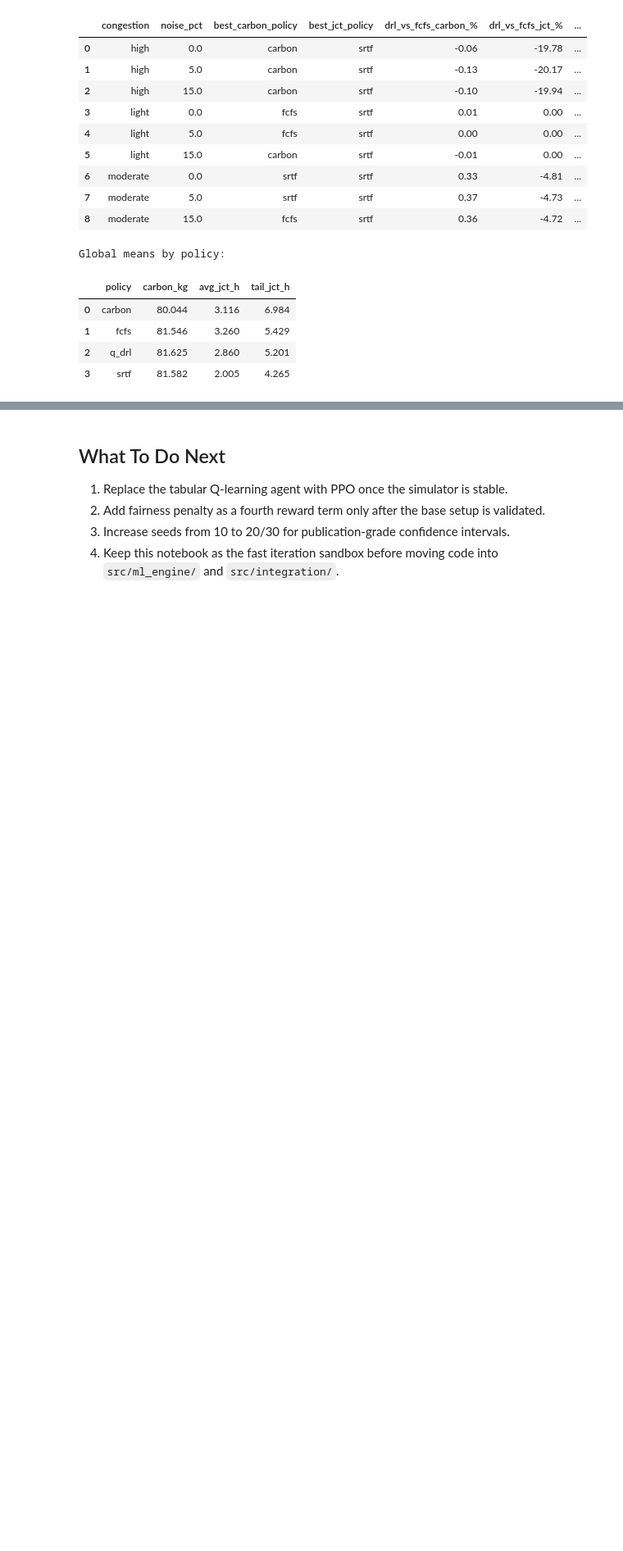
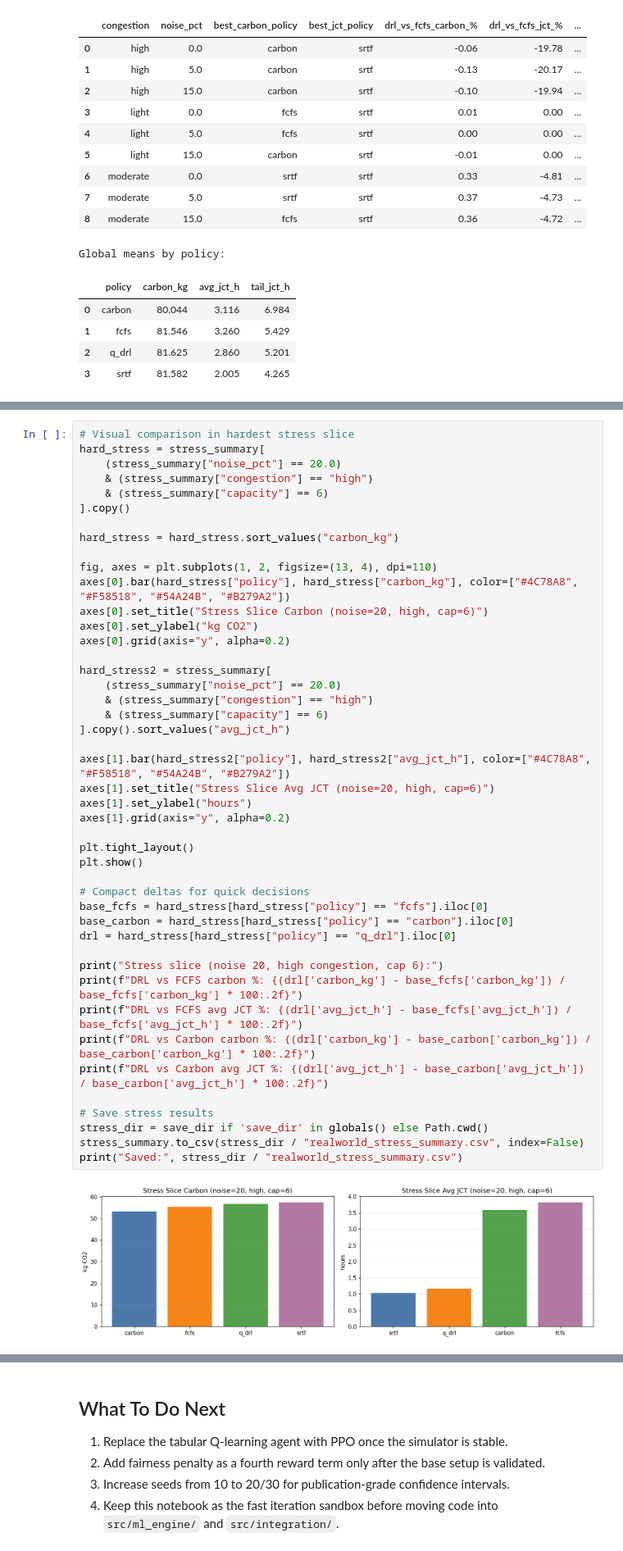
Before and after one commit to Khush-33/Eco-Cloud, a Jupyter notebook: notebooks/initial_drl_experiments.ipynb, the cells around one changed output, grey strips where cells are left out. Shown at 82% size. Saved outputs shown, nothing was run; the diff lists cells and outputs as text; blank space fills up the shorter version.

```diff
--- a/notebooks/initial_drl_experiments.ipynb
+++ b/notebooks/initial_drl_experiments.ipynb
@@ -477,0 +1145,47 @@ So this is a good **first success**, not the final best model yet.
+# %%
+# Visual comparison in hardest stress slice
+hard_stress = stress_summary[
+    (stress_summary["noise_pct"] == 20.0)
+    & (stress_summary["congestion"] == "high")
+    & (stress_summary["capacity"] == 6)
+].copy()
+
+hard_stress = hard_stress.sort_values("carbon_kg")
+
+fig, axes = plt.subplots(1, 2, figsize=(13, 4), dpi=110)
+axes[0].bar(hard_stress["policy"], hard_stress["carbon_kg"], color=["#4C78A8", "#F58518", "#54A24B", "#B279A2"])
+axes[0].set_title("Stress Slice Carbon (noise=20, high, cap=6)")
+axes[0].set_ylabel("kg CO2")
+axes[0].grid(axis="y", alpha=0.2)
+
+hard_stress2 = stress_summary[
+    (stress_summary["noise_pct"] == 20.0)
+    & (stress_summary["congestion"] == "high")
+    & (stress_summary["capacity"] == 6)
+].copy().sort_values("avg_jct_h")
+
+axes[1].bar(hard_stress2["policy"], hard_stress2["avg_jct_h"], color=["#4C78A8", "#F58518", "#54A24B", "#B279A2"])
+axes[1].set_title("Stress Slice Avg JCT (noise=20, high, cap=6)")
+axes[1].set_ylabel("hours")
+axes[1].grid(axis="y", alpha=0.2)
+
+plt.tight_layout()
+plt.show()
+
+# Compact deltas for quick decisions
+base_fcfs = hard_stress[hard_stress["policy"] == "fcfs"].iloc[0]
+base_carbon = hard_stress[hard_stress["policy"] == "carbon"].iloc[0]
+drl = hard_stress[hard_stress["policy"] == "q_drl"].iloc[0]
+
+print("Stress slice (noise 20, high congestion, cap 6):")
+print(f"DRL vs FCFS carbon %: {(drl['carbon_kg'] - base_fcfs['carbon_kg']) / base_fcfs['carbon_kg'] * 100:.2f}")
+print(f"DRL vs FCFS avg JCT %: {(drl['avg_jct_h'] - base_fcfs['avg_jct_h']) / base_fcfs['avg_jct_h'] * 100:.2f}")
+print(f"DRL vs Carbon carbon %: {(drl['carbon_kg'] - base_carbon['carbon_kg']) / base_carbon['carbon_kg'] * 100:.2f}")
+print(f"DRL vs Carbon avg JCT %: {(drl['avg_jct_h'] - base_carbon['avg_jct_h']) / base_carbon['avg_jct_h'] * 100:.2f}")
+
+# Save stress results
+stress_dir = save_dir if 'save_dir' in globals() else Path.cwd()
+stress_summary.to_csv(stress_dir / "realworld_stress_summary.csv", index=False)
+print("Saved:", stress_dir / "realworld_stress_summary.csv")
+# %% [output]
+[figure, added]
```
Also changed, not shown: parts of 28 cells of this notebook, 13 other files.
